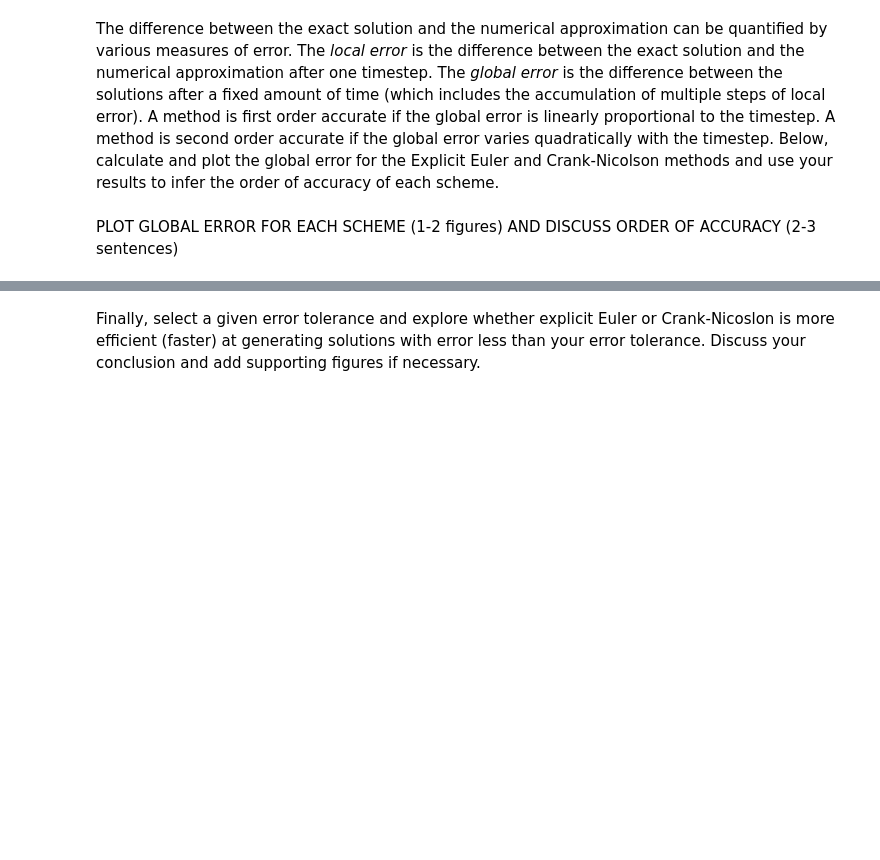
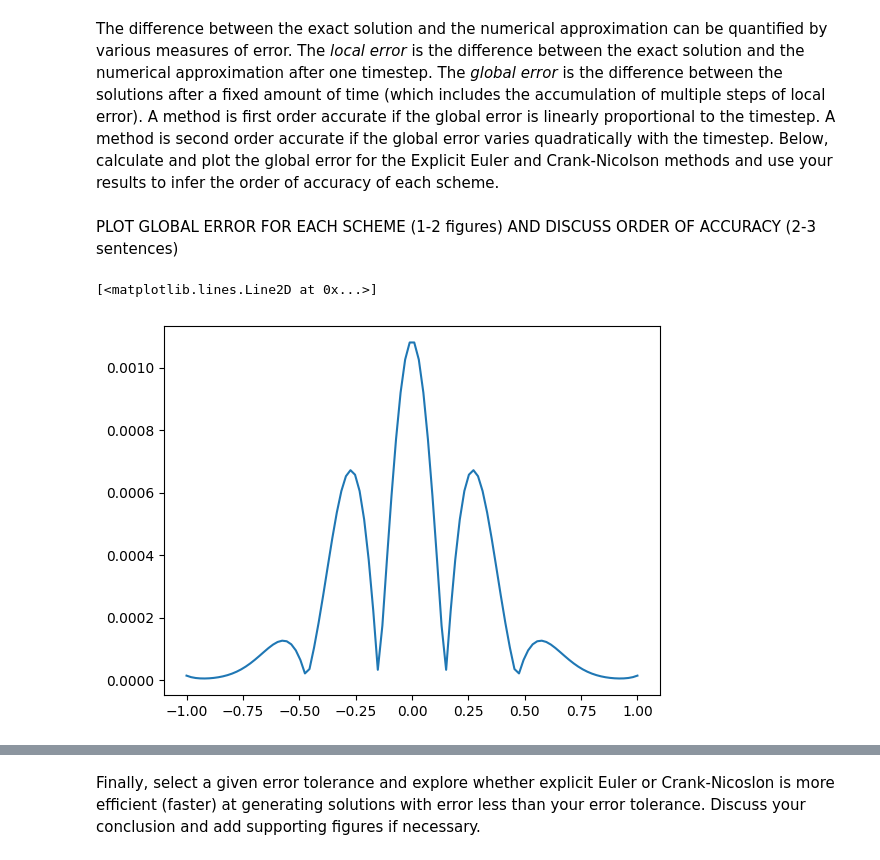
Before and after one commit to hesoane123-dev/QCES, a Jupyter notebook: Project1_numerical_methods.ipynb, the cells around one changed output, grey strips where cells are left out. Drawn from its saved outputs; the diff is of its cells as text; code cells hidden in the pictures; blank space fills up the shorter version.

```diff
--- a/Project1_numerical_methods.ipynb
+++ b/Project1_numerical_methods.ipynb
@@ -334,3 +336,8 @@ plt.show()
 The difference between the exact solution and the numerical approximation can be quantified by various measures of error. The *local error* is the difference between the exact solution and the numerical approximation after one timestep. The *global error* is the difference between the solutions after a fixed amount of time (which includes the accumulation of multiple steps of local error). A method is first order accurate if the global error is linearly proportional to the timestep. A method is second order accurate if the global error varies quadratically with the timestep. Below, calculate and plot the global error for the Explicit Euler and Crank-Nicolson methods and use your results to infer the order of accuracy of each scheme.
 # %% [markdown]
 PLOT GLOBAL ERROR FOR EACH SCHEME (1-2 figures) AND DISCUSS ORDER OF ACCURACY (2-3 sentences)
+# %%
+plt.plot(x,np.abs(y-c_EE[:,999]))
+# %% [output]
+[<matplotlib.lines.Line2D at 0x...>]
+[figure, added]
```
Also changed, not shown: parts of 8 cells of this notebook.
